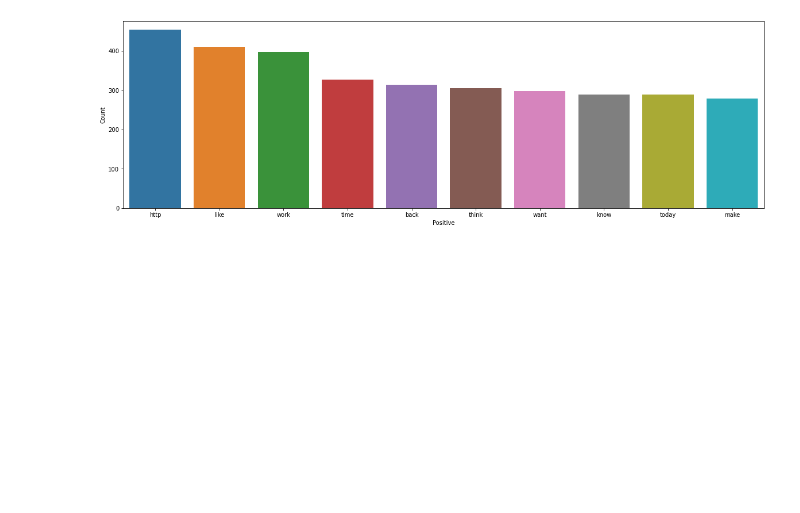
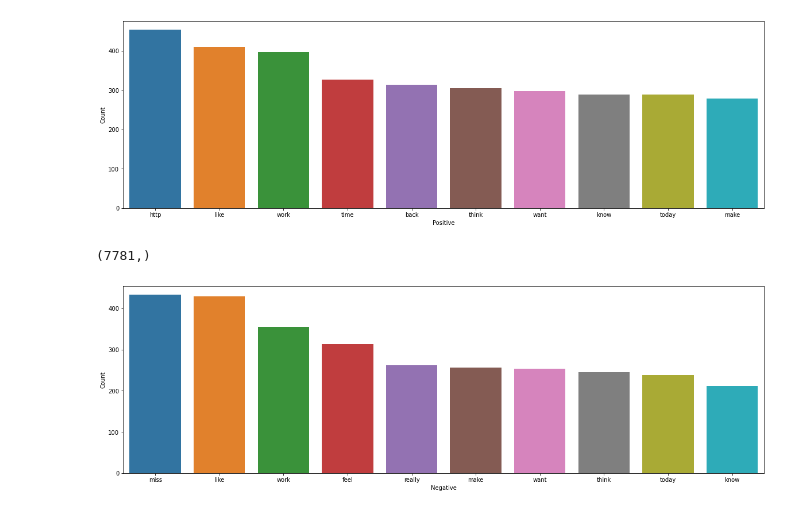
Before and after one commit to iceywhite/3320GroupWork, a Jupyter notebook: twitter-sentiment-analysis.ipynb, the cells around one changed output. Cells and saved outputs as stored; diff of their text form; code cells hidden in the pictures; blank space fills up the shorter version.

Commit message:
finish the negative part

```diff
--- a/twitter-sentiment-analysis.ipynb
+++ b/twitter-sentiment-analysis.ipynb
@@ -276,3 +276,16 @@ pos_frq_df = freq_df(pos_df_text,senti)
 plot_freq_dis(pos_frq_df,senti)
 # %% [output]
 [figure]
+# %%
+neg_df.shape
+# %% [output]
+(7781,)
+# %%
+neg_df = neg_df.apply(preprocessor)
+# %%
+senti ='Negative'
+neut_text = freq_text(neg_df)
+neut_frq_df = freq_df(neut_text,senti)
+plot_freq_dis(neut_frq_df,senti)
+# %% [output]
+[figure, added]
```
